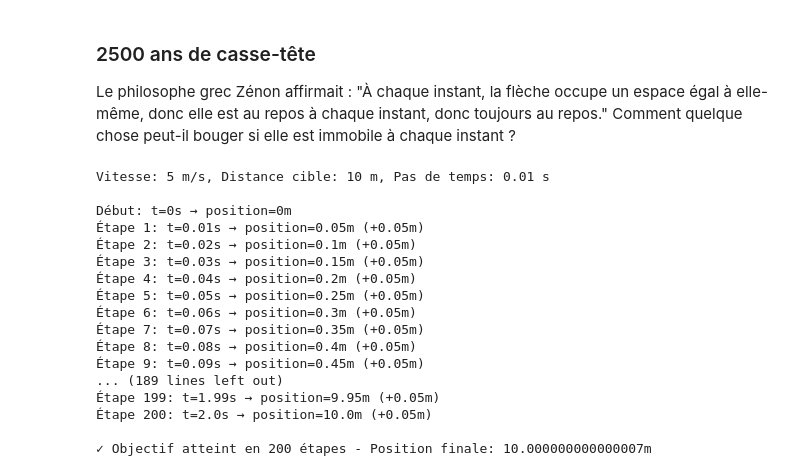
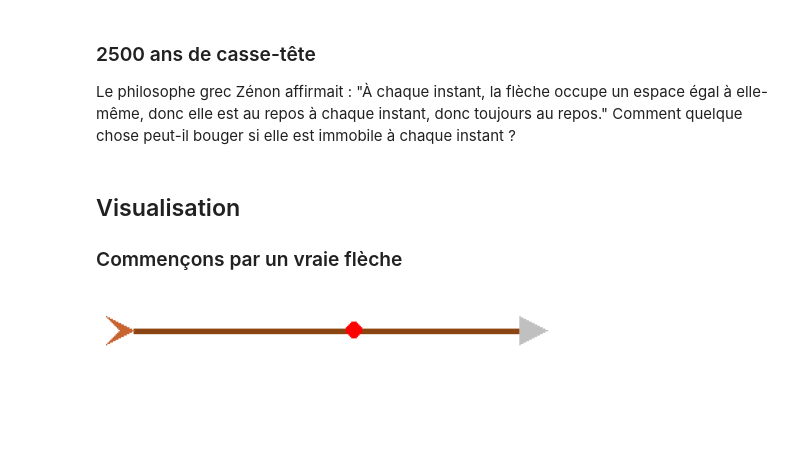
Before and after one commit to Paul-Emmanuel-Buffe/zeno-paradoxes-, a Jupyter notebook: zeno_paradoxes.ipynb, the cells around one changed output. Saved outputs shown, nothing was run; the diff lists cells and outputs as text; code cells hidden in the pictures; blank space fills up the shorter version.

Commit message:
pygame visualisation nearly finished

```diff
--- a/zeno_paradoxes.ipynb
+++ b/zeno_paradoxes.ipynb
@@ -18,7 +18,7 @@ distance = 10
 # Durée totale de la simulation en secondes
 temps_total = 2
 # Pas de temps / Intervalle de temps
-dt = 0.01
+dt = 0.1
 
 print(f"Vitesse: {v} m/s, Distance cible: {distance} m, Pas de temps: {dt} s")
 print()
@@ -40,25 +40,45 @@ while x < distance :
     x = x + parcouru_pendant_dt
     t += dt
     step += 1
-    print(f"Étape {step}: t={round(t,3)}s → position={round(x,2)}m (+{round(parcouru_pendant_dt,2)}m)")
+    print(f"Étape {step}: t={round(t,3)} → position={round(x,2)}m (+{round(parcouru_pendant_dt,2)}m)")
 
 print()
-print(f"✓ Objectif atteint en {step} étapes - Position finale: {x}m")
+print(f"✓ Objectif atteint en {step} étapes - Position finale: {round(x,4)} m")
-# %% [output]
-Vitesse: 5 m/s, Distance cible: 10 m, Pas de temps: 0.01 s
-
-Début: t=0s → position=0m
-Étape 1: t=0.01s → position=0.05m (+0.05m)
-Étape 2: t=0.02s → position=0.1m (+0.05m)
-Étape 3: t=0.03s → position=0.15m (+0.05m)
-Étape 4: t=0.04s → position=0.2m (+0.05m)
-Étape 5: t=0.05s → position=0.25m (+0.05m)
-Étape 6: t=0.06s → position=0.3m (+0.05m)
-Étape 7: t=0.07s → position=0.35m (+0.05m)
-Étape 8: t=0.08s → position=0.4m (+0.05m)
-Étape 9: t=0.09s → position=0.45m (+0.05m)
-... (189 lines left out)
-Étape 199: t=1.99s → position=9.95m (+0.05m)
-Étape 200: t=2.0s → position=10.0m (+0.05m)
-
-✓ Objectif atteint en 200 étapes - Position finale: 10.000000000000007m
+# %% [markdown]
+## Visualisation
+
+### Commençons par un vraie flèche
+# %%
+import pygame
+import numpy as np
+import matplotlib.pyplot as plt
+
+pygame.init()
+w, h = 360, 40
+surf = pygame.Surface((w, h))
+
+def draw_arrow():
+    surf.fill((255, 255, 255))
+    cx, cy = w // 2, h // 2
+    start, end = 20, w - 60  # marge pour pointe et plumes
+
+    # Corps de la flèche
+    pygame.draw.line(surf, (139, 69, 19), (start, cy), (end, cy), 4)
+
+    # Pointe
+    pygame.draw.polygon(surf, (192, 192, 192), [(end + 20, cy), (end, cy - 10), (end, cy + 10)])
+
+    # Plumes
+    pygame.draw.polygon(surf, (200, 100, 50), [(start, cy), (start - 20, cy - 10), (start - 10, cy)])
+    pygame.draw.polygon(surf, (200, 100, 50), [(start, cy), (start - 20, cy + 10), (start - 10, cy)])
+
+    # Point rouge
+    pygame.draw.circle(surf, (255, 0, 0), (cx, cy), 6)
+
+    # Affichage
+    img = np.transpose(pygame.surfarray.array3d(surf), (1, 0, 2))
+    plt.imshow(img); plt.axis("off"); plt.show()
+
+draw_arrow()
+# %% [output]
+[figure, added]
```
Also changed, not shown: parts of 6 cells of this notebook.
